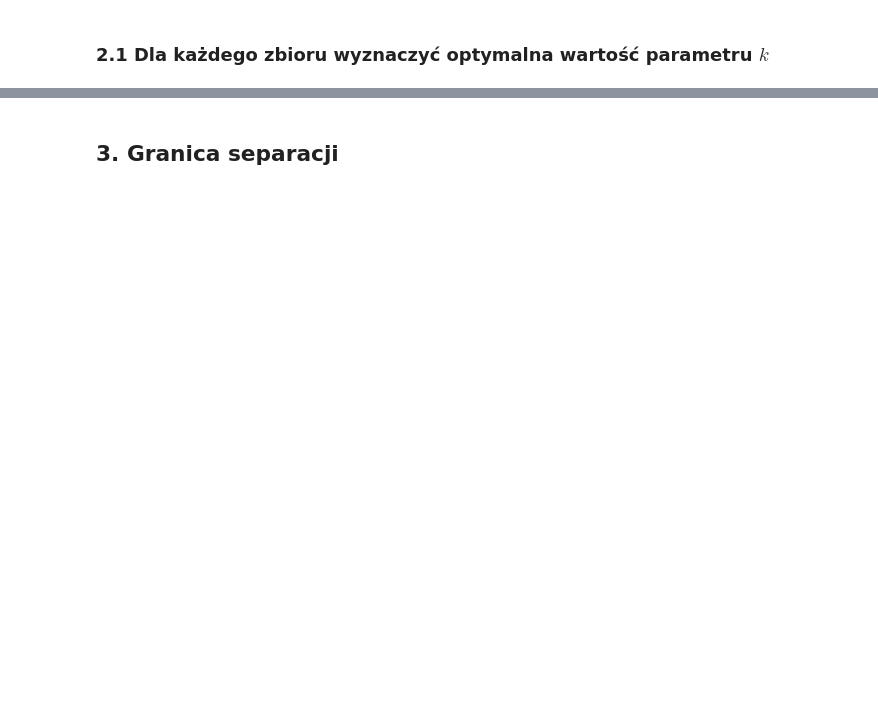
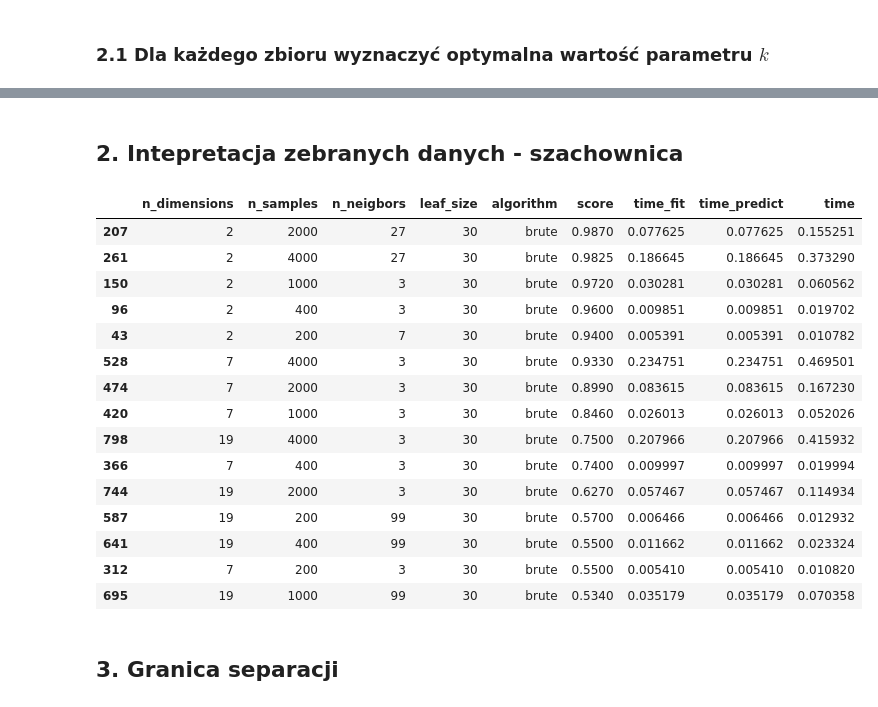
Before and after one commit to karlosos/data_mining, a Jupyter notebook: lab2/experiments.ipynb, the cells around one changed output, grey strips where cells are left out. Saved outputs shown, nothing was run; the diff lists cells and outputs as text; code cells hidden in the pictures; blank space fills up the shorter version.

```diff
--- a/lab2/experiments.ipynb
+++ b/lab2/experiments.ipynb
@@ -96,3 +142,29 @@ df
+# %% [markdown]
+## 2. Intepretacja zebranych danych - szachownica
+# %%
+import pandas as pd
+df = pd.read_csv('checkerboard_data.csv')
+df['time'] = df['time_fit'] + df['time_predict']
+
+best_k = df.loc[(df['leaf_size'] == 30) & (df['algorithm'] == 'brute')]
+best_k.sort_values('score', ascending=False).drop_duplicates(subset=['n_dimensions', 'n_samples'])
+# %% [output]
+|  | n_dimensions | n_samples | n_neigbors | leaf_size | algorithm | score | time_fit | time_predict | time |
+| 207 | 2 | 2000 | 27 | 30 | brute | 0.9870 | 0.077625 | 0.077625 | 0.155251 |
+| 261 | 2 | 4000 | 27 | 30 | brute | 0.9825 | 0.186645 | 0.186645 | 0.373290 |
+| 150 | 2 | 1000 | 3 | 30 | brute | 0.9720 | 0.030281 | 0.030281 | 0.060562 |
+| 96 | 2 | 400 | 3 | 30 | brute | 0.9600 | 0.009851 | 0.009851 | 0.019702 |
+| 43 | 2 | 200 | 7 | 30 | brute | 0.9400 | 0.005391 | 0.005391 | 0.010782 |
+| 528 | 7 | 4000 | 3 | 30 | brute | 0.9330 | 0.234751 | 0.234751 | 0.469501 |
+| 474 | 7 | 2000 | 3 | 30 | brute | 0.8990 | 0.083615 | 0.083615 | 0.167230 |
+| 420 | 7 | 1000 | 3 | 30 | brute | 0.8460 | 0.026013 | 0.026013 | 0.052026 |
+| 798 | 19 | 4000 | 3 | 30 | brute | 0.7500 | 0.207966 | 0.207966 | 0.415932 |
+| 366 | 7 | 400 | 3 | 30 | brute | 0.7400 | 0.009997 | 0.009997 | 0.019994 |
+| 744 | 19 | 2000 | 3 | 30 | brute | 0.6270 | 0.057467 | 0.057467 | 0.114934 |
+| 587 | 19 | 200 | 99 | 30 | brute | 0.5700 | 0.006466 | 0.006466 | 0.012932 |
+| 641 | 19 | 400 | 99 | 30 | brute | 0.5500 | 0.011662 | 0.011662 | 0.023324 |
+| 312 | 7 | 200 | 3 | 30 | brute | 0.5500 | 0.005410 | 0.005410 | 0.010820 |
+| 695 | 19 | 1000 | 99 | 30 | brute | 0.5340 | 0.035179 | 0.035179 | 0.070358 |
 # %% [markdown]
 ## 3. Granica separacji
 # %%
```
Also changed, not shown: parts of 10 cells of this notebook, 4 other files.
